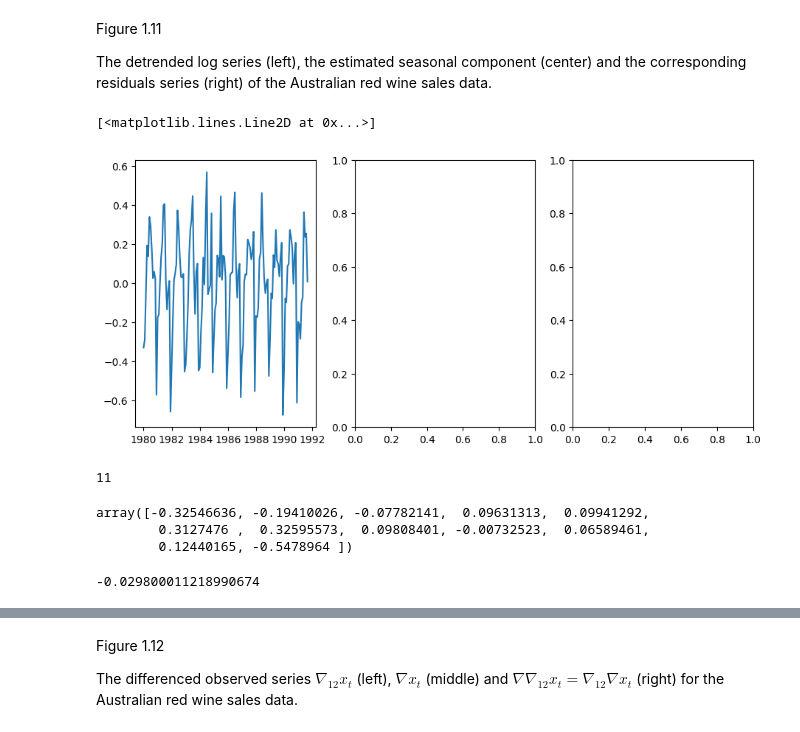
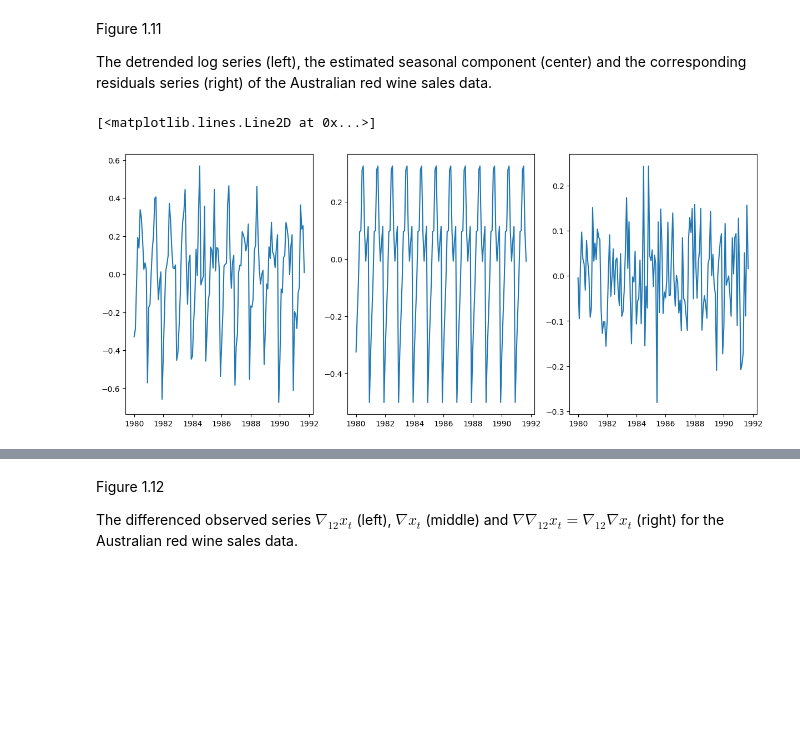
Before and after one commit to lu-lu-xue/Applied-Time-Series-Analysis, a Jupyter notebook: Python/ch1/Section 1.4.ipynb, the cells around one changed output, grey strips where cells are left out. Cells and saved outputs as stored; diff of their text form; code cells hidden in the pictures; blank space fills up the shorter version.

```diff
--- a/Python/ch1/Section 1.4.ipynb
+++ b/Python/ch1/Section 1.4.ipynb
@@ -75,45 +72,39 @@ Figure 1.11
 
 The detrended log series (left), the estimated seasonal component (center) and the corresponding
 residuals series (right) of the Australian red wine sales data.
+# %%
+# calcualted estimated seasonal components
+# extract yearly average values
+m = wine_df['yearly_average'].unique()
+N,d = 12,12
+w_log = wine_df['log']
+
+# store estimated seasonality
+# intialize as an array
+s = np.zeros(d)
+for k in range(d):
+    j=0
+    sN = 0
+    while k+j*d < len(w_log):
+        # relabel observations
+        i = k + j*d
+        sN = sN + (w_log[i]-m[j])
+        j = j+1
+    s[k] = 1/N * sN
+
+# the sum of s should be 0
+# np.sum(s)
+
+# create a new column for estimated seasonal components
+wine_df = wine_df.assign(est_s=s[np.arange(len(wine_df)) % N])
+
+# calcualte residuals
+wine_df['res'] = wine_df['log']-wine_df['yearly_average'] - wine_df['est_s']
 # %%
-fig, axs = plt.subplots(1, 3, figsize=(9,4),constrained_layout = True)
+fig, axs = plt.subplots(1, 3, figsize=(12,5),constrained_layout = True)
 axs[0].plot(times, wine_df['log']-wine_df['yearly_average'])
+axs[1].plot(times, wine_df['est_s'])
+axs[2].plot(times, wine_df['res'])
 # %% [output]
 [<matplotlib.lines.Line2D at 0x...>]
-[figure, old version]
+[figure, new version]
-# %%
-# extract yearly average values
-mj = wine_df['yearly_average'].unique()
-
-# estimate the seasonality
-N,d = 12,12
-
-w_log = wine_df['log']
-
-# store estimated seasonality
-#sk = []             # initialize as a list
-sk = np.zeros(d)    # intialize as an array
-# j: iterate over months in one year
-# i: iterate over same months in all year
-# k: # of the same months over all years
-for j in range(N):
-    i = j
-    k = 0
-    skN = w_log[i]-mj[k]
-    while i+12 < len(wine_df):
-        k = k+1
-        i = i+12
-        skN = skN + (w_log[i] - mj[k])
-    #sk.append(1/k*skN)
-    sk[j] = 1/(k+1)*skN
-print(k+1)
-sk
-# %% [output]
-11
-array([-0.32546636, -0.19410026, -0.07782141,  0.09631313,  0.09941292,
-        0.3127476 ,  0.32595573,  0.09808401, -0.00732523,  0.06589461,
-        0.12440165, -0.5478964 ])
-# %%
-np.sum(sk)
-# %% [output]
--0.029800011218990674
```
Also changed, not shown: parts of 10 cells of this notebook.
